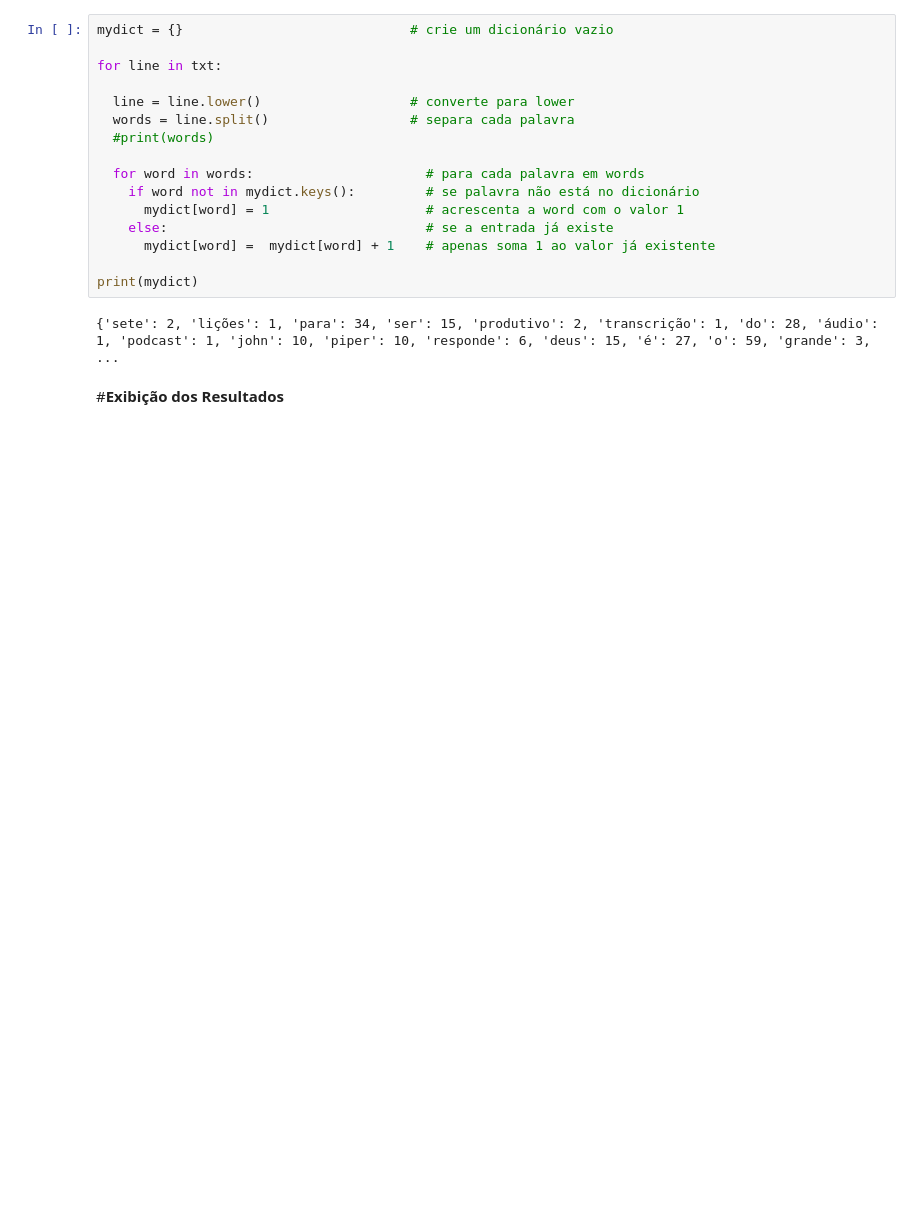
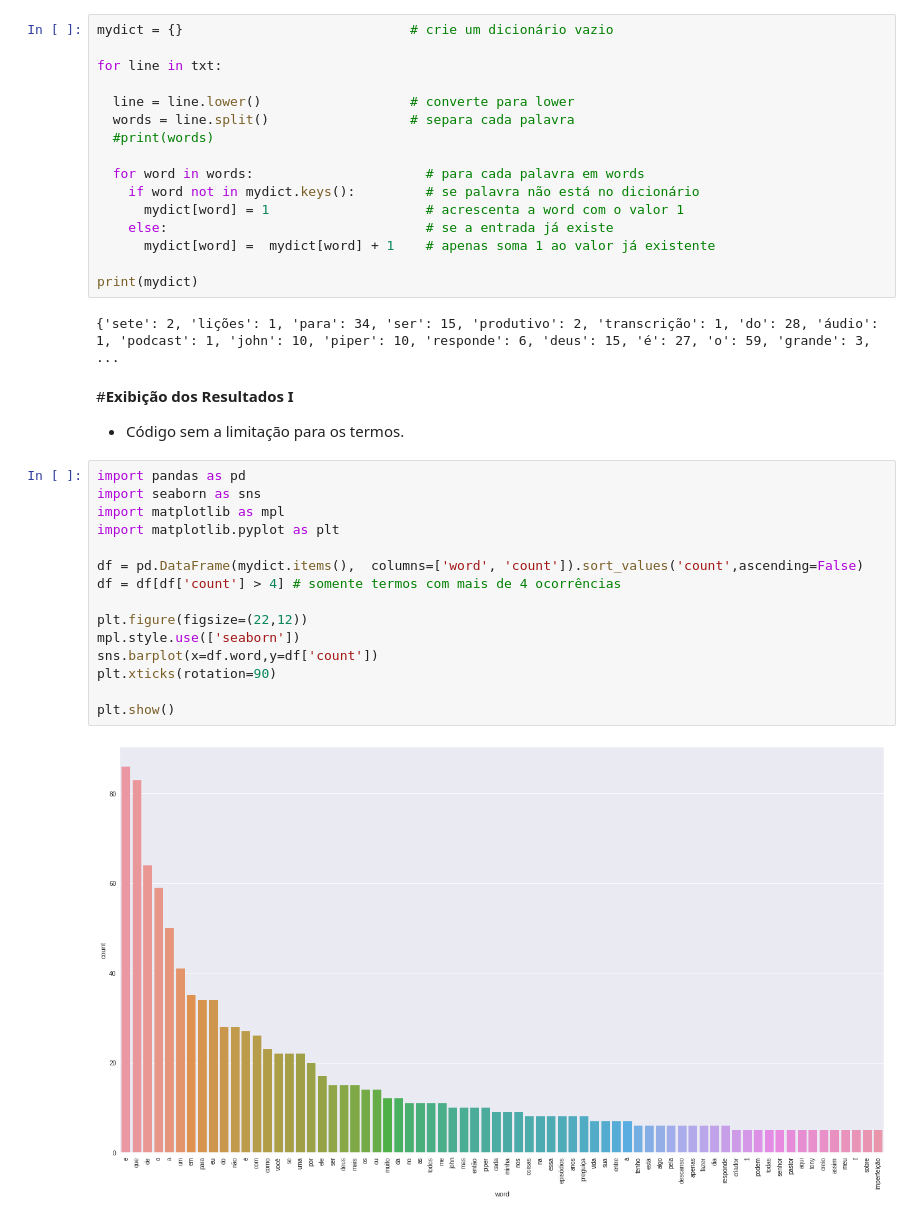
Before and after one commit to ThamyresChristine/Data_Science, a Jupyter notebook: Paradig_Linguagem_Prog_Trilha1_Tarefa.ipynb, the cells around one changed output. Drawn from its saved outputs; the diff is of its cells as text; blank space fills up the shorter version.

```diff
--- a/Paradig_Linguagem_Prog_Trilha1_Tarefa.ipynb
+++ b/Paradig_Linguagem_Prog_Trilha1_Tarefa.ipynb
@@ -74,4 +74,23 @@ print(mydict)
 # %% [output]
 {'sete': 2, 'lições': 1, 'para': 34, 'ser': 15, 'produtivo': 2, 'transcrição': 1, 'do': 28, 'áudio': 1, 'podcast': 1, 'john': 10, 'piper': 10, 'responde': 6, 'deus': 15, 'é': 27, 'o': 59, 'grande': 3, ...
 # %% [markdown]
-#**Exibição dos Resultados**
+#**Exibição dos Resultados I**
+
+* Código sem a limitação para os termos.
+# %%
+import pandas as pd
+import seaborn as sns
+import matplotlib as mpl
+import matplotlib.pyplot as plt
+
+df = pd.DataFrame(mydict.items(),  columns=['word', 'count']).sort_values('count',ascending=False)
+df = df[df['count'] > 4] # somente termos com mais de 4 ocorrências
+
+plt.figure(figsize=(22,12))
+mpl.style.use(['seaborn'])
+sns.barplot(x=df.word,y=df['count'])
+plt.xticks(rotation=90)
+
+plt.show()
+# %% [output]
+[figure, added]
```
Also changed, not shown: parts of 2 cells of this notebook.
